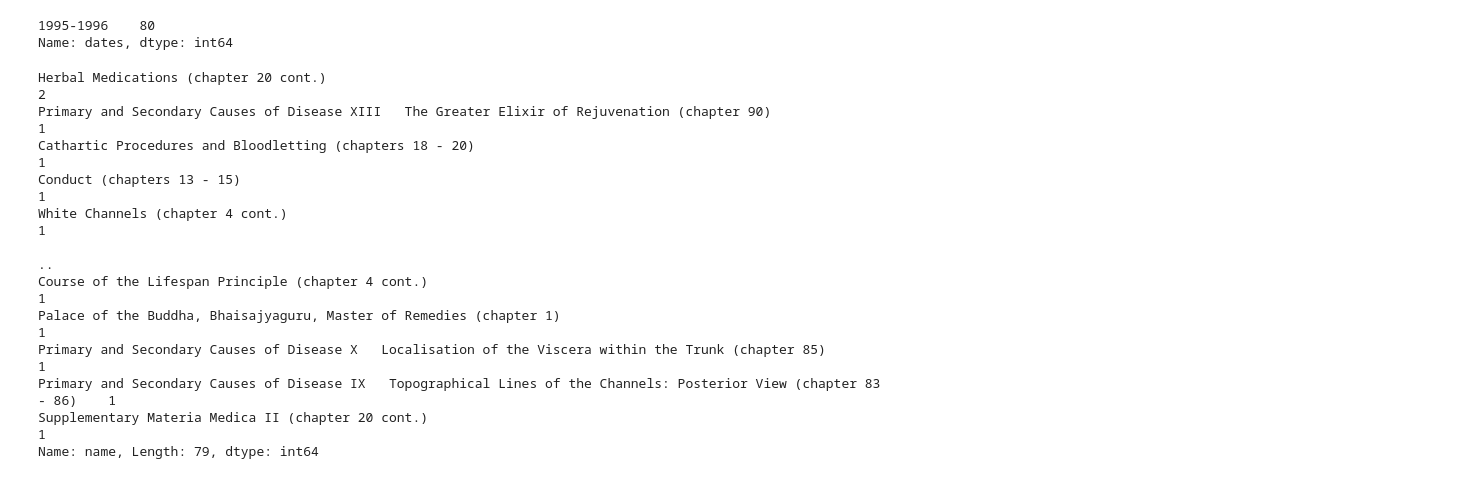
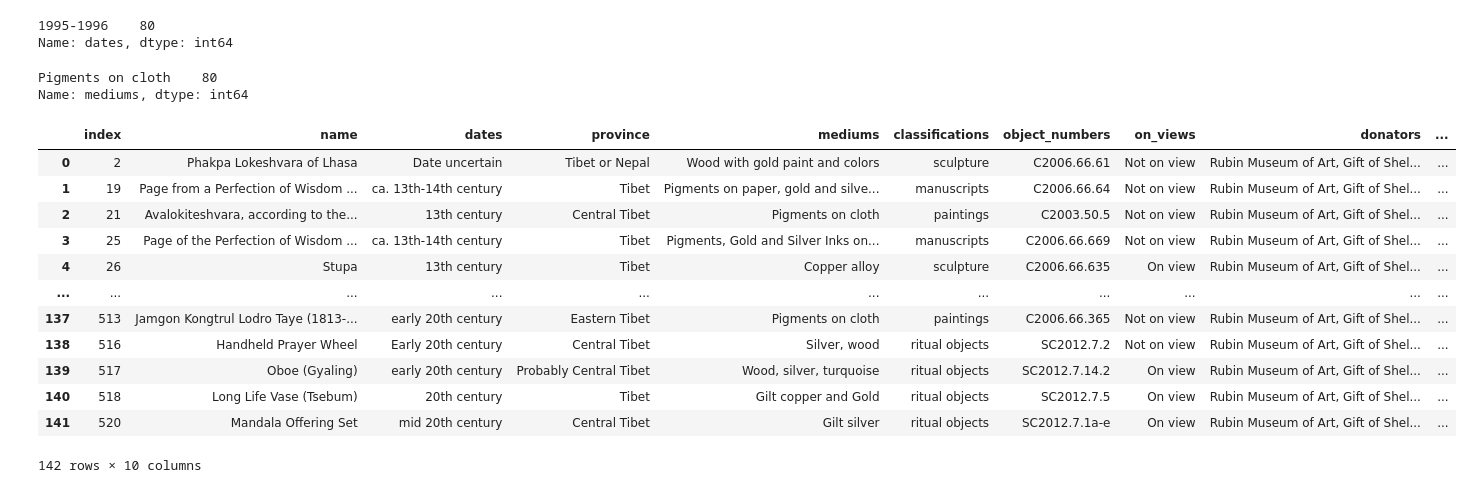
Before and after one commit to sajinashresthacoding/Rubin-scrape, a Jupyter notebook: analyzing_rubin_scrape.ipynb, the cells around one changed output. Drawn from its saved outputs; the diff is of its cells as text; code cells hidden in the pictures.

```diff
--- a/analyzing_rubin_scrape.ipynb
+++ b/analyzing_rubin_scrape.ipynb
@@ -294,20 +319,30 @@ print(df_pricol['dates'].value_counts())
 Name: dates, dtype: int64
 # %%
 ##what are these objects
-print(df_pricol['name'].value_counts())
+print(df_pricol['mediums'].value_counts())
 # %% [output]
-Herbal Medications (chapter 20 cont.)                                                                                 2
-Primary and Secondary Causes of Disease XIII   The Greater Elixir of Rejuvenation (chapter 90)                        1
-Cathartic Procedures and Bloodletting (chapters 18 - 20)                                                              1
-Conduct (chapters 13 - 15)                                                                                            1
-White Channels (chapter 4 cont.)                                                                                      1
-                                                                                                                     ..
-Course of the Lifespan Principle (chapter 4 cont.)                                                                    1
-Palace of the Buddha, Bhaisajyaguru, Master of Remedies (chapter 1)                                                   1
-Primary and Secondary Causes of Disease X   Localisation of the Viscera within the Trunk (chapter 85)                 1
-Primary and Secondary Causes of Disease IX   Topographical Lines of the Channels: Posterior View (chapter 83 - 86)    1
-Supplementary Materia Medica II (chapter 20 cont.)                                                                    1
-Name: name, Length: 79, dtype: int64
+Pigments on cloth    80
+Name: mediums, dtype: int64
 # %%
 ## this is interesting, all their private collections are pigments on cloth, paintings
 ## why is it dated 1995-1996?
+# %%
+## second most credited is the "gift of shelly and donald rubin", what's in there?
+##df_sdgift is the gift of shelly and donald
+df_sdgift = df.query("`donators` == 'Rubin Museum of Art, Gift of Shelley and Donald Rubin'")
+# %%
+df_sdgift.reset_index()
+# %% [output]
+|  | index | name | dates | province | mediums | classifications | object_numbers | on_views | donators | ... |
+| 0 | 2 | Phakpa Lokeshvara of Lhasa | Date uncertain | Tibet or Nepal | Wood with gold paint and colors | sculpture | C2006.66.61 | Not on view | Rubin Museum of Art, Gift of Shel... | ... |
+| 1 | 19 | Page from a Perfection of Wisdom ... | ca. 13th-14th century | Tibet | Pigments on paper, gold and silve... | manuscripts | C2006.66.64 | Not on view | Rubin Museum of Art, Gift of Shel... | ... |
+| 2 | 21 | Avalokiteshvara, according to the... | 13th century | Central Tibet | Pigments on cloth | paintings | C2003.50.5 | Not on view | Rubin Museum of Art, Gift of Shel... | ... |
+| 3 | 25 | Page of the Perfection of Wisdom ... | ca. 13th-14th century | Tibet | Pigments, Gold and Silver Inks on... | manuscripts | C2006.66.669 | Not on view | Rubin Museum of Art, Gift of Shel... | ... |
+| 4 | 26 | Stupa | 13th century | Tibet | Copper alloy | sculpture | C2006.66.635 | On view | Rubin Museum of Art, Gift of Shel... | ... |
+| ... | ... | ... | ... | ... | ... | ... | ... | ... | ... | ... |
+| 137 | 513 | Jamgon Kongtrul Lodro Taye (1813-... | early 20th century | Eastern Tibet | Pigments on cloth | paintings | C2006.66.365 | Not on view | Rubin Museum of Art, Gift of Shel... | ... |
+| 138 | 516 | Handheld Prayer Wheel | Early 20th century | Central Tibet | Silver, wood | ritual objects | SC2012.7.2 | Not on view | Rubin Museum of Art, Gift of Shel... | ... |
+| 139 | 517 | Oboe (Gyaling) | early 20th century | Probably Central Tibet | Wood, silver, turquoise | ritual objects | SC2012.7.14.2 | On view | Rubin Museum of Art, Gift of Shel... | ... |
+| 140 | 518 | Long Life Vase (Tsebum) | 20th century | Tibet | Gilt copper and Gold | ritual objects | SC2012.7.5 | On view | Rubin Museum of Art, Gift of Shel... | ... |
+| 141 | 520 | Mandala Offering Set | mid 20th century | Central Tibet | Gilt silver | ritual objects | SC2012.7.1a-e | On view | Rubin Museum of Art, Gift of Shel... | ... |
+142 rows × 10 columns
```
Also changed, not shown: parts of 17 cells of this notebook.
